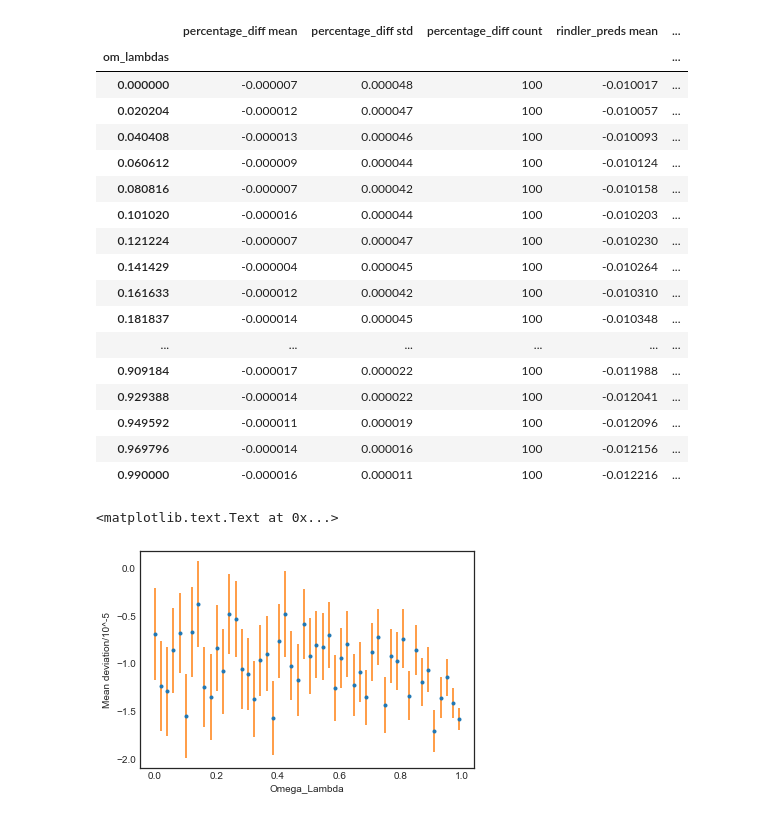
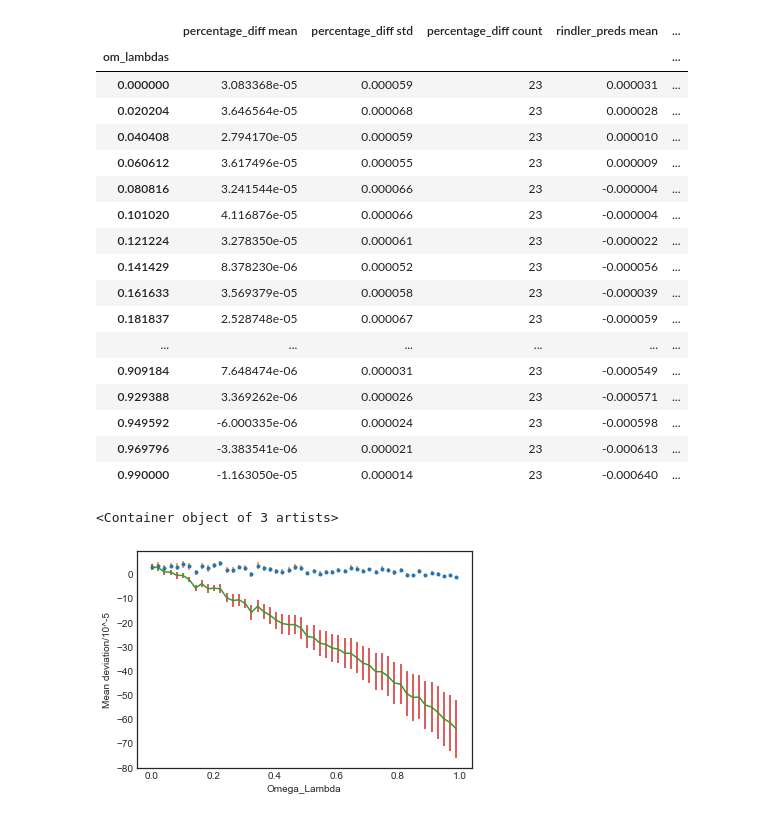
Before and after one commit to lingxz/lightbending, a Jupyter notebook: different_lambdas.ipynb, the cells around one changed output. Cells and saved outputs as stored; diff of their text form; code cells hidden in the pictures.

```diff
--- a/different_lambdas.ipynb
+++ b/different_lambdas.ipynb
@@ -7,7 +7,7 @@ import scipy.integrate as spi
 plt.style.use('seaborn-white')
 %matplotlib inline
 # %%
-filename = 'data/diff_lambdas_step2.csv'
+filename = 'data/dopri5_diff_lambdas.csv'
 df = pd.read_csv(filename)
 df.head()
 # %% [output]
@@ -60,13 +60,13 @@ theta_second_order = []
 theta_rindler = []
 for index, row in df.iterrows():
     Lambda = 3*row.om_lambdas*H_0**2
-    coeff = [row.DLS*Lambda*row.DL**3/6/M, row.DS, -4*M*row.DLS/row.DL, 8*M**3*row.DLS]
+    coeff = [row.DLS*Lambda*row.DL**3/6/M, row.DS, -4*M*row.DLS/row.DL, 8*M**3*row.DLS/row.DL**3]
     roots = np.roots(coeff)
     roots = roots[roots>0]
     th = np.sqrt(roots)
     rindler = th[np.argmin(row.theta - th)]
 
-    coeff2 = [row.DS, -4*M*row.DLS/row.DL, 8*M**3*row.DLS]
+    coeff2 = [row.DS, -4*M*row.DLS/row.DL, 8*M**3*row.DLS/row.DL**3]
     roots2 = np.roots(coeff2)
     roots2 = roots2[roots2>0]
     th2 = np.sqrt(roots2)
@@ -78,10 +78,11 @@ df['theta_second_order'] = theta_second_order
 df['theta_rindler'] = theta_rindler
 
 
-## removed percentage!!
+# ## removed percentage!!
 
-df['percentage_diff'] = (df.numerical_thetas - df.theta)/df.theta
+df['percentage_diff'] = (df.theta_second_order - df.theta)/df.theta
 df['rindler_preds'] = (df.theta_rindler - df.theta)/df.theta
+
 # df['percentage_diff'] = (df.theta_second_order - df.theta)/df.theta*100
 # df['percentage_diff'] = (df.rs - df.rs_initial)/df.rs_initial*100
 # %%
@@ -97,33 +98,35 @@ df.head()
 stats = df[['om_lambdas', 'percentage_diff', 'rindler_preds']].groupby('om_lambdas').agg(['mean', 'std', 'count'])
 stats.columns = [' '.join(col).strip() for col in stats.columns.values]
 stats['percentage_diff mean std'] = stats['percentage_diff std']/np.sqrt(stats['percentage_diff count'])
+stats['rindler_preds mean std'] = stats['rindler_preds std']/np.sqrt(stats['rindler_preds count'])
 stats
 # %% [output]
 |  | percentage_diff mean | percentage_diff std | percentage_diff count | rindler_preds mean | ... |
 | om_lambdas |  |  |  |  | ... |
-| 0.000000 | -0.000007 | 0.000048 | 100 | -0.010017 | ... |
-| 0.020204 | -0.000012 | 0.000047 | 100 | -0.010057 | ... |
-| 0.040408 | -0.000013 | 0.000046 | 100 | -0.010093 | ... |
-| 0.060612 | -0.000009 | 0.000044 | 100 | -0.010124 | ... |
-| 0.080816 | -0.000007 | 0.000042 | 100 | -0.010158 | ... |
-| 0.101020 | -0.000016 | 0.000044 | 100 | -0.010203 | ... |
-| 0.121224 | -0.000007 | 0.000047 | 100 | -0.010230 | ... |
-| 0.141429 | -0.000004 | 0.000045 | 100 | -0.010264 | ... |
-| 0.161633 | -0.000012 | 0.000042 | 100 | -0.010310 | ... |
-| 0.181837 | -0.000014 | 0.000045 | 100 | -0.010348 | ... |
+| 0.000000 | 3.083368e-05 | 0.000059 | 23 | 0.000031 | ... |
+| 0.020204 | 3.646564e-05 | 0.000068 | 23 | 0.000028 | ... |
+| 0.040408 | 2.794170e-05 | 0.000059 | 23 | 0.000010 | ... |
+| 0.060612 | 3.617496e-05 | 0.000055 | 23 | 0.000009 | ... |
+| 0.080816 | 3.241544e-05 | 0.000066 | 23 | -0.000004 | ... |
+| 0.101020 | 4.116876e-05 | 0.000066 | 23 | -0.000004 | ... |
+| 0.121224 | 3.278350e-05 | 0.000061 | 23 | -0.000022 | ... |
+| 0.141429 | 8.378230e-06 | 0.000052 | 23 | -0.000056 | ... |
+| 0.161633 | 3.569379e-05 | 0.000058 | 23 | -0.000039 | ... |
+| 0.181837 | 2.528748e-05 | 0.000067 | 23 | -0.000059 | ... |
 | ... | ... | ... | ... | ... | ... |
-| 0.909184 | -0.000017 | 0.000022 | 100 | -0.011988 | ... |
-| 0.929388 | -0.000014 | 0.000022 | 100 | -0.012041 | ... |
-| 0.949592 | -0.000011 | 0.000019 | 100 | -0.012096 | ... |
-| 0.969796 | -0.000014 | 0.000016 | 100 | -0.012156 | ... |
-| 0.990000 | -0.000016 | 0.000011 | 100 | -0.012216 | ... |
+| 0.909184 | 7.648474e-06 | 0.000031 | 23 | -0.000549 | ... |
+| 0.929388 | 3.369262e-06 | 0.000026 | 23 | -0.000571 | ... |
+| 0.949592 | -6.000335e-06 | 0.000024 | 23 | -0.000598 | ... |
+| 0.969796 | -3.383541e-06 | 0.000021 | 23 | -0.000613 | ... |
+| 0.990000 | -1.163050e-05 | 0.000014 | 23 | -0.000640 | ... |
 # %%
 scale = 1e-5
 plt.plot(stats.index, stats['percentage_diff mean']/scale, '.')
 plt.errorbar(stats.index, stats['percentage_diff mean']/scale, yerr=stats['percentage_diff mean std']/scale, linestyle='none')
 plt.xlabel('Omega_Lambda')
 plt.ylabel('Mean deviation/10^-5')
-# plt.plot(stats.index, stats['rindler_preds mean'])
+plt.plot(stats.index, stats['rindler_preds mean']/scale)
+plt.errorbar(stats.index, stats['rindler_preds mean']/scale, yerr=stats['rindler_preds mean std']/scale, linestyle='none')
 # %% [output]
-<matplotlib.text.Text at 0x...>
+<Container object of 3 artists>
-[figure, old version]
+[figure, new version]
```
Also changed, not shown: parts of 4 cells of this notebook, 21 other files.
